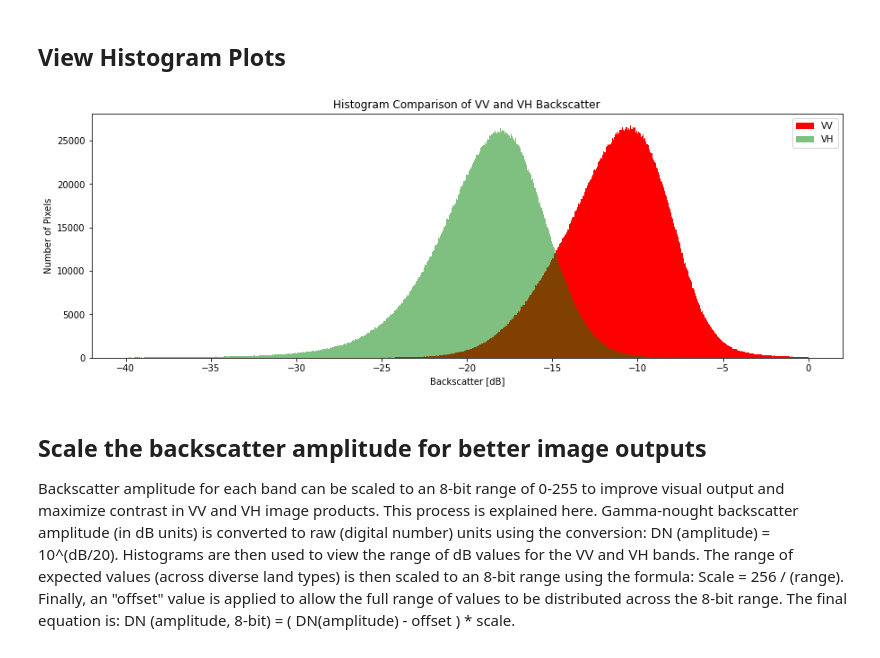
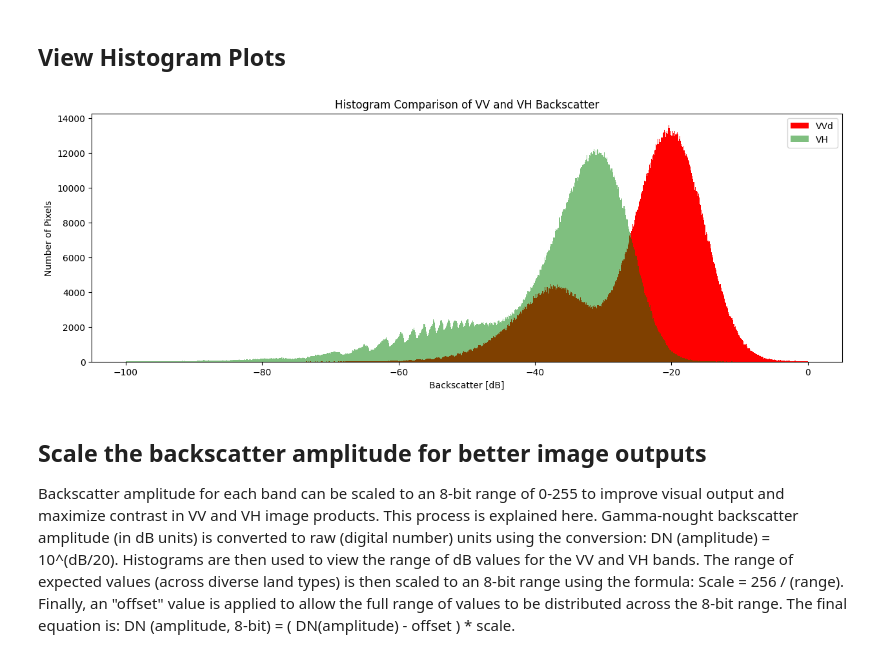
Before and after one commit to AMA-Labs/cal-notebooks, a Jupyter notebook: examples/SAR/03.04.01.Examples_Of_Simple_SAR_Interpretation_Guide_C-Band.ipynb, the cells around one changed output. Drawn from its saved outputs; the diff is of its cells as text; code cells hidden in the pictures.

```diff
--- a/examples/SAR/03.04.01.Examples_Of_Simple_SAR_Interpretation_Guide_C-Band.ipynb
+++ b/examples/SAR/03.04.01.Examples_Of_Simple_SAR_Interpretation_Guide_C-Band.ipynb
@@ -124,8 +115,6 @@ NameError: name 'display_map' is not defined
 # %% [markdown]
 ## Load the Data and View the Available Dates
 # %%
-product = "s1_google"
-
 measurements = dc.list_measurements()
 measurements.loc[product]
 # %% [output]
@@ -137,6 +128,6 @@ measurements.loc[product]
 # %%
 # remove this load? #does not work if we remove this so have to keep this
-sar_dataset = dc.load(product=product, platform=platform, measurements=['VV','VH'],
+sar_dataset = dc.load(product=product, measurements=['VV','VH'],
                       time=time_extents, lat=latitude, lon=longitude, group_by='solar_day')
 # %%
 # Show acquisition indices and dates
@@ -148,2 +142,5 @@ pd.DataFrame(list(sar_dataset.time.values.astype('datetime64[D]')),columns=['Acq
+# %%
+# Choose a single year index (listed above)
+acq_index = 0
 # %% [markdown]
 ## View Histogram Plots
@@ -155,14 +147,18 @@ acq_ind_to_show = 0
+# %%
+#convert VV and VH to dB
+sar_dataset['VVdB']=20 * np.log10(sar_dataset.VV)
+sar_dataset['VHdB']=20 * np.log10(sar_dataset.VH)
 # %%
 fig = plt.figure(figsize=(15, 5))
-sar_dataset.isel(time=acq_ind_to_show).VV.plot.hist(bins=1000, range=(-40,0), label="VV", facecolor='red')
-sar_dataset.isel(time=acq_ind_to_show).VH.plot.hist(bins=1000, range=(-40,0), label="VH", alpha=0.5, facecolor='green')
+sar_dataset.isel(time=acq_index).VVdB.plot.hist(bins=1000, range=(-100,0), label="VVd", facecolor='red')
+sar_dataset.isel(time=acq_index).VHdB.plot.hist(bins=1000, range=(-100,0), label="VH", alpha=0.5, facecolor='green')
 plt.legend()
 plt.xlabel("Backscatter [dB]")
 plt.ylabel("Number of Pixels")
 plt.title("Histogram Comparison of VV and VH Backscatter")
 plt.show()
 # %% [output]
-[figure, old version]
+[figure, new version]
 # %% [markdown]
 ## Scale the backscatter amplitude for better image outputs
 Backscatter amplitude for each band can be scaled to an 8-bit range of 0-255 to improve visual output and maximize contrast in VV and VH image products. This process is explained here. Gamma-nought backscatter amplitude (in dB units) is converted to raw (digital number) units using the conversion: DN (amplitude) = 10^(dB/20). Histograms are then used to view the range of dB values for the VV and VH bands. The range of expected values (across diverse land types) is then scaled to an 8-bit range using the formula: Scale = 256 / (range). Finally, an "offset" value is applied to allow the full range of values to be distributed across the 8-bit range. The final equation is: DN (amplitude, 8-bit) = ( DN(amplitude) - offset ) * scale.
```
Also changed, not shown: parts of 10 cells of this notebook.
